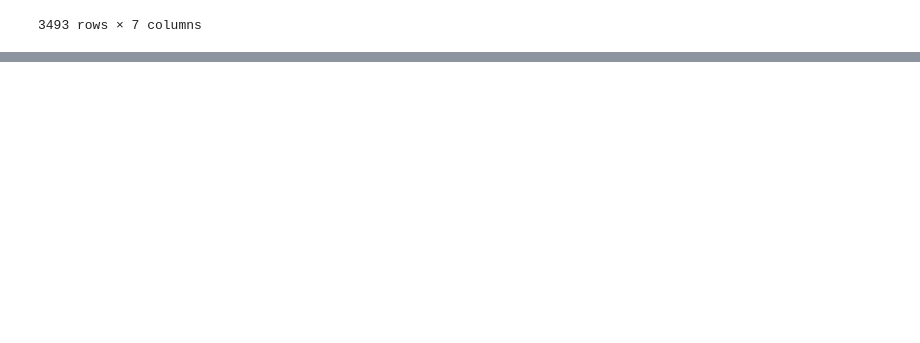
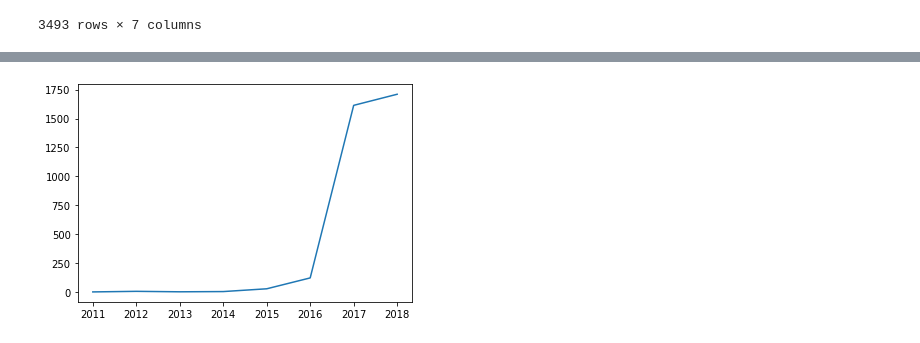
Before and after one commit to pradnyesh45/Data-Science, a Jupyter notebook: Matplotlib problems.ipynb, the cells around one changed output, grey strips where cells are left out. Drawn from its saved outputs; the diff is of its cells as text; code cells hidden in the pictures; blank space fills up the shorter version.

```diff
--- a/Matplotlib problems.ipynb
+++ b/Matplotlib problems.ipynb
@@ -18,3 +20,6 @@ df
 | 3491 | 3491 | Software Development Engineer in ... | US, WA, Seattle | November 28, 2011 | POSITIONS AVAILABLECompany: Amazo... | - | - |
 | 3492 | 3492 | Software Development Engineer in ... | US, WA, Seattle | July 7, 2011 | Kindle and Amazon are impacting t... | · Bachelor’s degree in Computer S... | · Experience with open source too... |
 3493 rows × 7 columns
+# %%
+posting_date = df.Posting_date.tolist()
+posting_date
@@ -20,0 +44,6 @@ df
+# %%
+dates = []
+for i in posting_date:
+    length = len(i)
+    dates.append(int(i[length - 4: length]))
+dates
@@ -20,0 +68,9 @@ df
+# %%
+mapping = {}
+for i in dates:
+    if i in mapping:
+        mapping[i] += 1
+    else:
+        mapping[i] = 1
+mapping = collections.OrderedDict(sorted(mapping.items()))
+mapping
@@ -20,0 +86,10 @@ df
+# %%
+year = []
+job_posting = []
+for i in mapping:
+    year.append(i)
+    job_posting.append(mapping[i])
+plt.plot(year, job_posting)
+plt.show()
+# %% [output]
+[figure, added]
```
Also changed, not shown: parts of 19 cells of this notebook.
